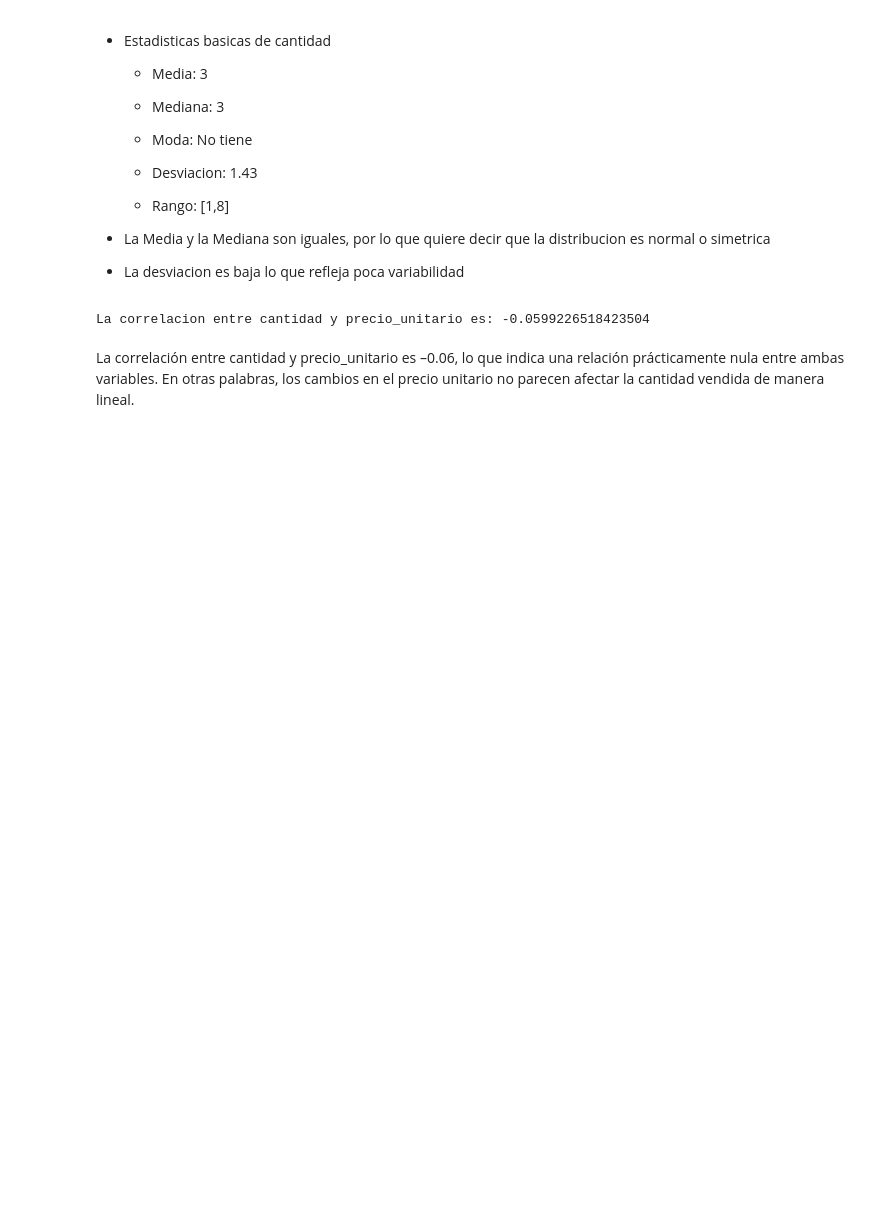
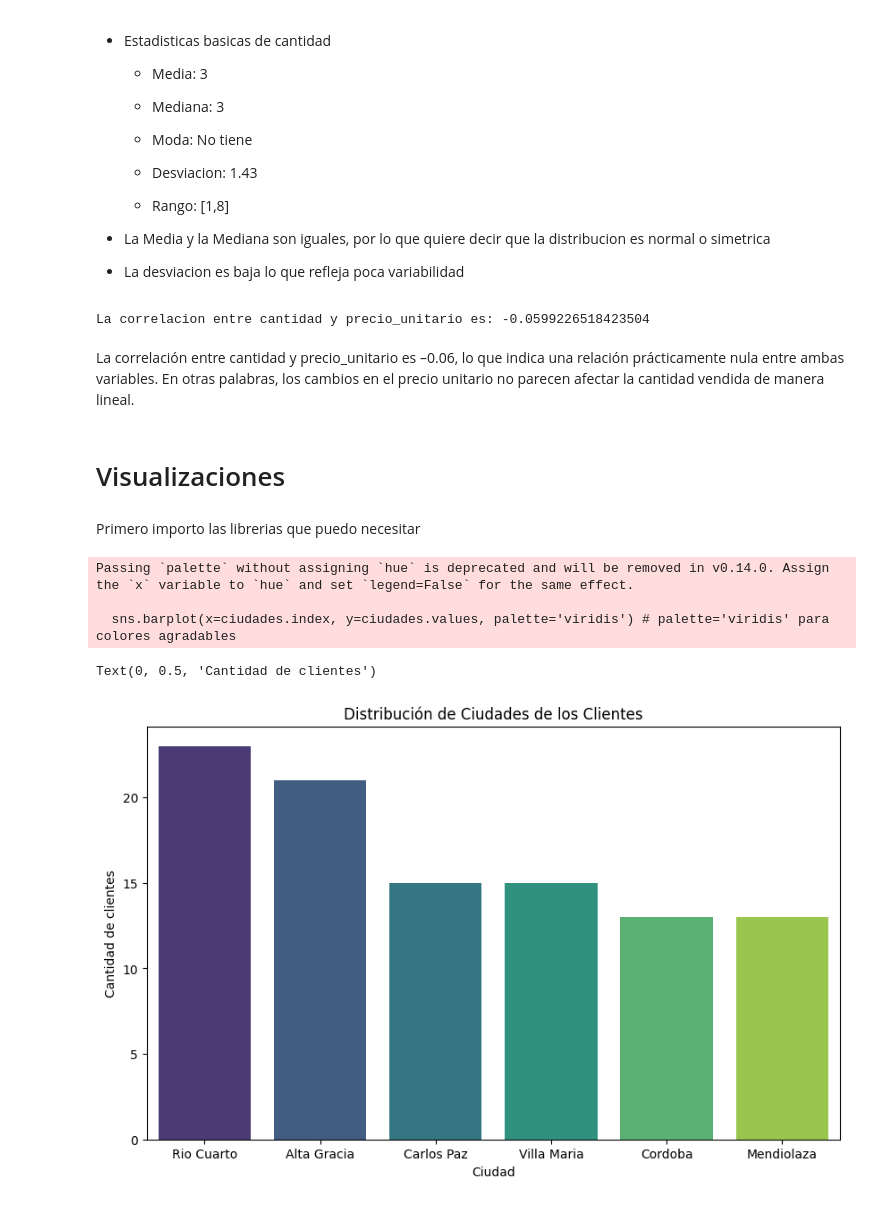
Before and after one commit to luisestebanardiles/Proyecto-Aurelion, a Jupyter notebook: limpieza_datos.ipynb, the cells around one changed output. Drawn from its saved outputs; the diff is of its cells as text; code cells hidden in the pictures; blank space fills up the shorter version.

Commit message:
visualizaciones

```diff
--- a/limpieza_datos.ipynb
+++ b/limpieza_datos.ipynb
@@ -544,3 +544,7 @@ La correlacion entre cantidad y precio_unitario es: -0.0599226518423504
 # %% [markdown]
 La correlación entre cantidad y precio_unitario es –0.06, lo que indica una relación prácticamente nula entre ambas variables.
 En otras palabras, los cambios en el precio unitario no parecen afectar la cantidad vendida de manera lineal.
+# %% [markdown]
+# Visualizaciones
+# %% [markdown]
+Primero importo las librerias que puedo necesitar
@@ -546,0 +556,14 @@ En otras palabras, los cambios en el precio unitario no parecen afectar la canti
+# %%
+# puedo hacer un grafico de barras para ver la distribucion de cidades de los clientes
+ciudades = df_clientes_limpio['ciudad'].value_counts()
+plt.figure(figsize=(10,6))
+sns.barplot(x=ciudades.index, y=ciudades.values, palette='viridis') # palette='viridis' para colores agradables
+plt.title('Distribución de Ciudades de los Clientes')
+plt.xlabel('Ciudad')
+plt.ylabel('Cantidad de clientes')
+# %% [output]
+Passing `palette` without assigning `hue` is deprecated and will be removed in v0.14.0. Assign the `x` variable to `hue` and set `legend=False` for the same effect.
+
+  sns.barplot(x=ciudades.index, y=ciudades.values, palette='viridis') # palette='viridis' para colores agradables
+Text(0, 0.5, 'Cantidad de clientes')
+[figure, added]
```
Also changed, not shown: parts of 12 cells of this notebook.
